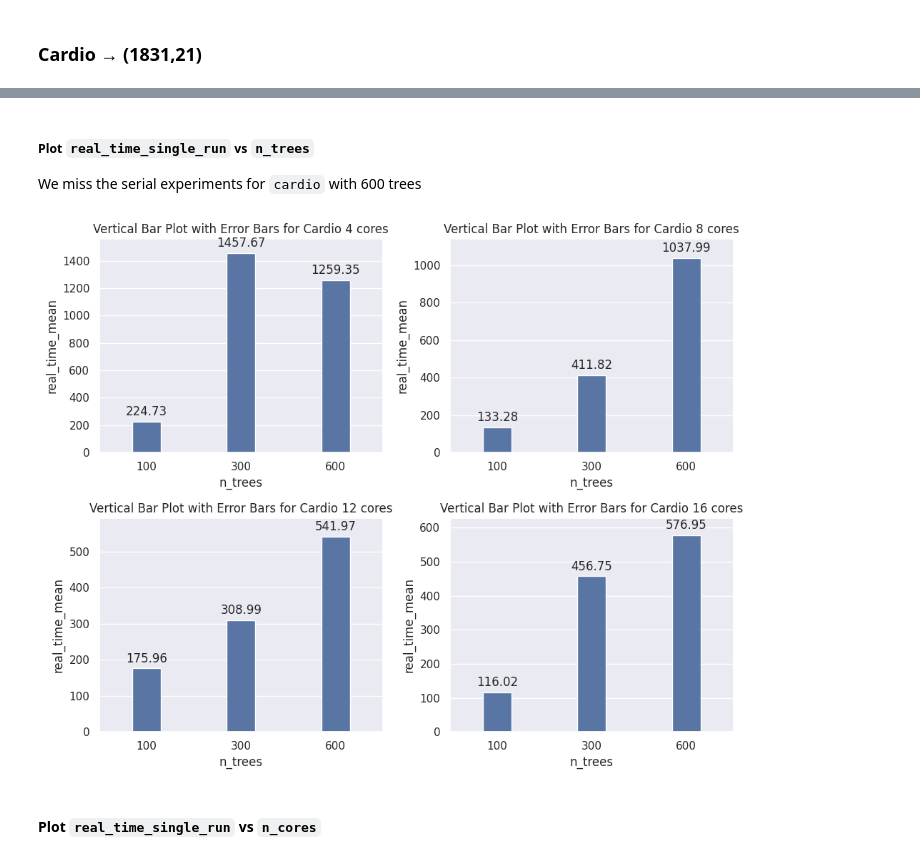
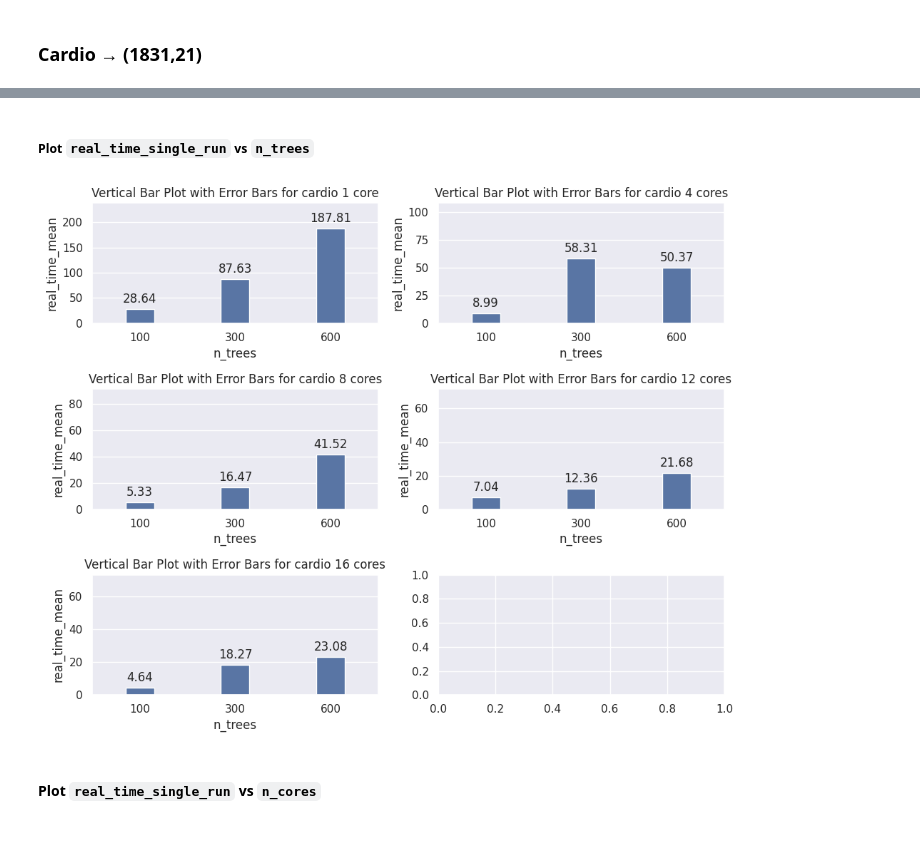
Before and after one commit to francesco-borsatti-unipd/ExIFFI, a Jupyter notebook: notebooks/Test_Parallel.ipynb, the cells around one changed output, grey strips where cells are left out. Saved outputs shown, nothing was run; the diff lists cells and outputs as text; code cells hidden in the pictures.

Commit message:
Add cardio plots

```diff
--- a/notebooks/Test_Parallel.ipynb
+++ b/notebooks/Test_Parallel.ipynb
@@ -1181,36 +1182,10 @@ df
 # %% [markdown]
 ##### Plot `real_time_single_run`  vs `n_trees`
-
-We miss the serial experiments for `cardio` with 600 trees
 # %%
 df=df_for_plots('cardio')
-time_tree_plot('cardio',df)
+time_tree_plot('cardio',df,ylim_off=50)
+# %% [output]
+[figure, added]
-# %%
-num_cores=[4,8,12,16]
-dfs_plot=[]
-for num_core in num_cores:
-    df_100=df.groupby(['n_trees','n_cores']).get_group((100,num_core))
-    df_300=df.groupby(['n_trees','n_cores']).get_group((300,num_core))
-    df_600=df.groupby(['n_trees','n_cores']).get_group((600,num_core))
-    dfs_plot.append(pd.DataFrame({
-        'n_trees': [100,300,600],
-        'real_time_mean':[np.mean(df_100['real_time']),np.mean(df_300['real_time']),np.mean(df_600['real_time'])]
-    }))
-
-fig, axes = plt.subplots(2, 2, figsize=(10, 8))
-dfs = dfs_plot
-names = ['Cardio 4 cores','Cardio 8 cores','Cardio 12 cores','Cardio 16 cores']
-
-for i, (ax, name, df) in enumerate(zip(axes.flatten(), names, dfs)):
-    if i==0 or i==1:
-        barplot_subplots(ax, name, df,'n_trees','real_time_mean',ylim_off=100)
-    else:
-        barplot_subplots(ax, name, df,'n_trees','real_time_mean')
-
-plt.tight_layout()
-plt.show()
-# %% [output]
-[figure, removed]
 # %% [markdown]
 #### Plot `real_time_single_run` vs `n_cores`
 # %%
```
Also changed, not shown: parts of 5 cells of this notebook.
